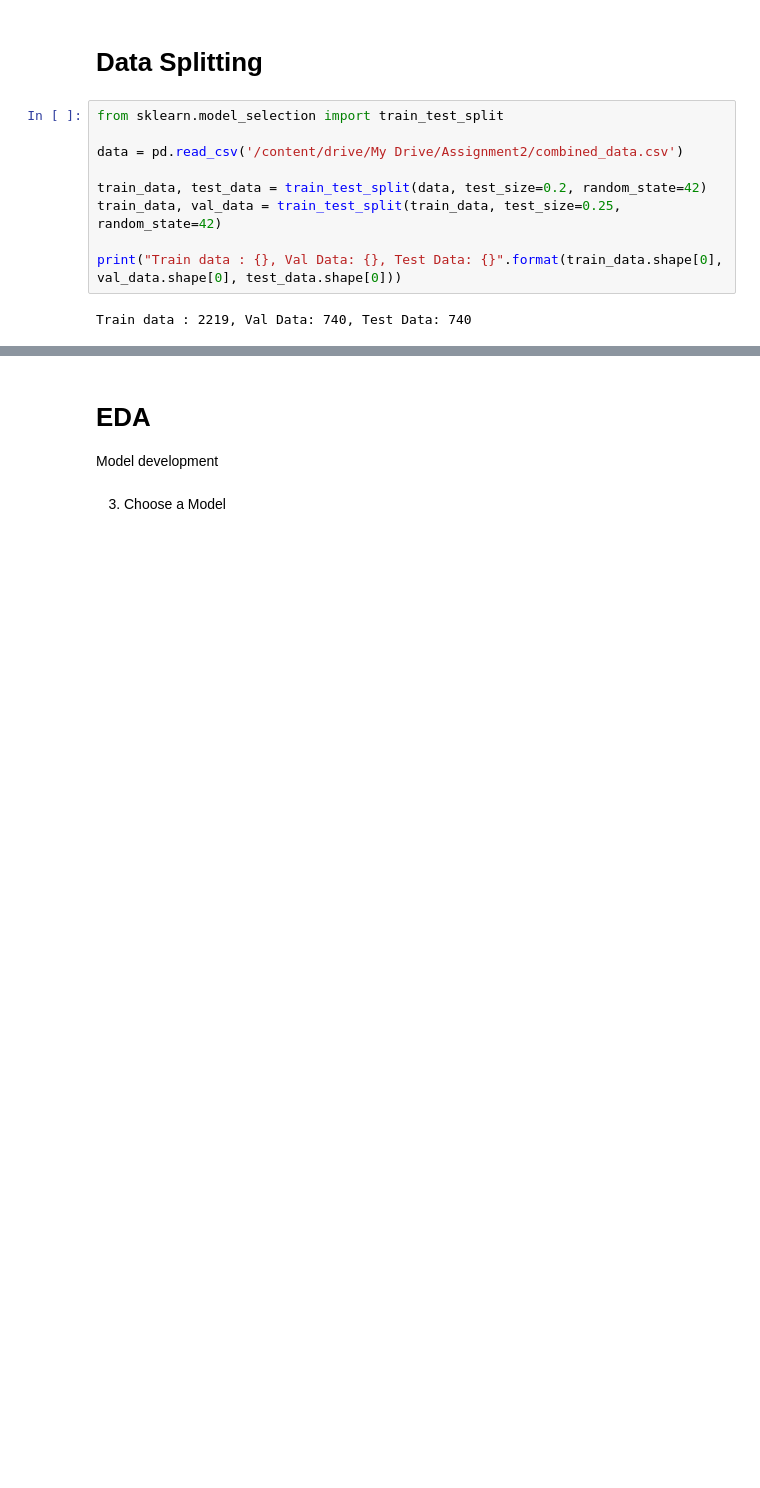
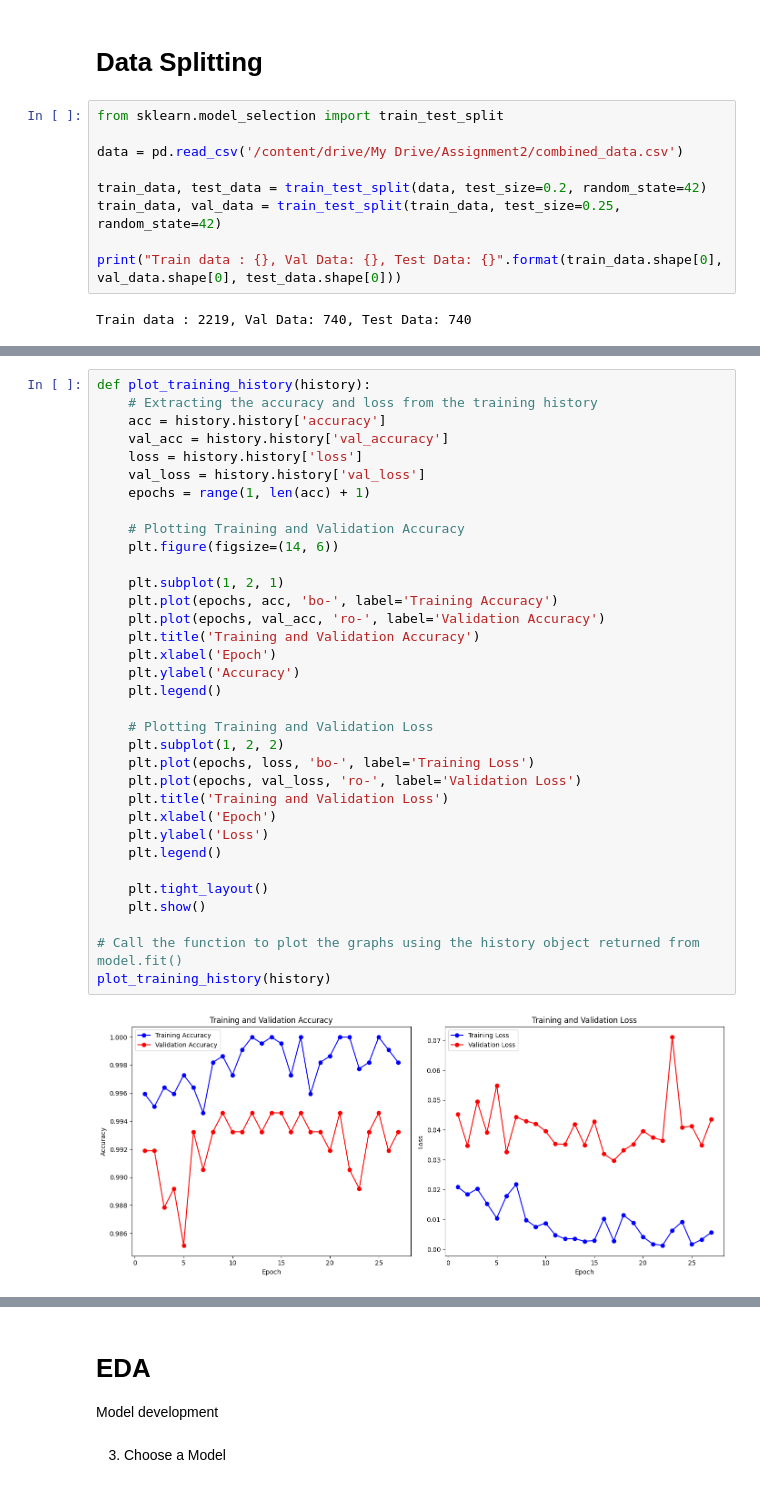
Before and after one commit to afrahhassan/afrahhassan, a Jupyter notebook: Copy_of_assignment2.ipynb, the cells around one changed output, grey strips where cells are left out. Saved outputs shown, nothing was run; the diff lists cells and outputs as text; blank space fills up the shorter version.

```diff
--- a/Copy_of_assignment2.ipynb
+++ b/Copy_of_assignment2.ipynb
@@ -125,0 +366,36 @@ Train data : 2219, Val Data: 740, Test Data: 740
+# %%
+def plot_training_history(history):
+    # Extracting the accuracy and loss from the training history
+    acc = history.history['accuracy']
+    val_acc = history.history['val_accuracy']
+    loss = history.history['loss']
+    val_loss = history.history['val_loss']
+    epochs = range(1, len(acc) + 1)
+
+    # Plotting Training and Validation Accuracy
+    plt.figure(figsize=(14, 6))
+
+    plt.subplot(1, 2, 1)
+    plt.plot(epochs, acc, 'bo-', label='Training Accuracy')
+    plt.plot(epochs, val_acc, 'ro-', label='Validation Accuracy')
+    plt.title('Training and Validation Accuracy')
+    plt.xlabel('Epoch')
+    plt.ylabel('Accuracy')
+    plt.legend()
+
+    # Plotting Training and Validation Loss
+    plt.subplot(1, 2, 2)
+    plt.plot(epochs, loss, 'bo-', label='Training Loss')
+    plt.plot(epochs, val_loss, 'ro-', label='Validation Loss')
+    plt.title('Training and Validation Loss')
+    plt.xlabel('Epoch')
+    plt.ylabel('Loss')
+    plt.legend()
+
+    plt.tight_layout()
+    plt.show()
+
+# Call the function to plot the graphs using the history object returned from model.fit()
+plot_training_history(history)
+# %% [output]
+[figure, added]
```
Also changed, not shown: parts of 26 cells of this notebook.
